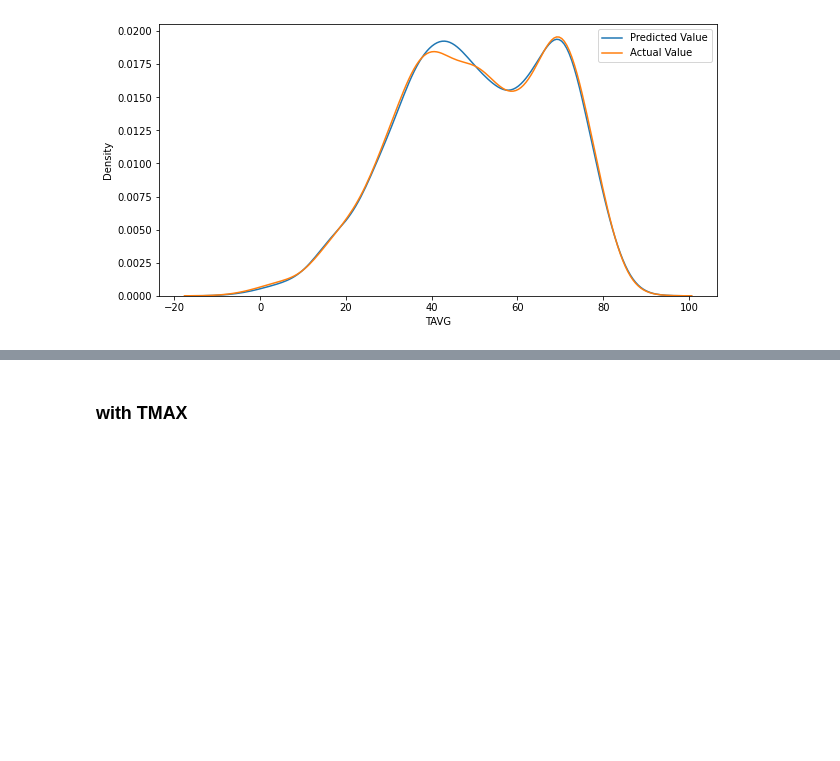
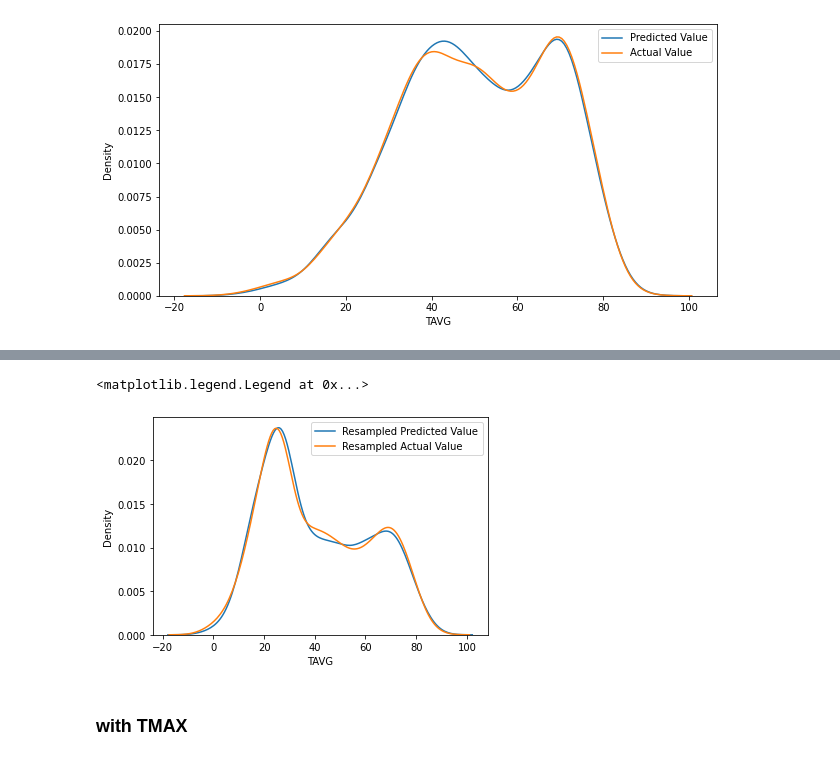
Before and after one commit to Alex-Kamenev/Weather_Data_Prediction_Models, a Jupyter notebook: Weather_Data_Predictive_Models.ipynb, the cells around one changed output, grey strips where cells are left out. Cells and saved outputs as stored; diff of their text form; code cells hidden in the pictures; blank space fills up the shorter version.

```diff
--- a/Weather_Data_Predictive_Models.ipynb
+++ b/Weather_Data_Predictive_Models.ipynb
@@ -212,3 +296,10 @@ plt.legend(labels=["Predicted Value","Actual Value"])
+# %%
+sbn.kdeplot(Y_pred_re)
+sbn.kdeplot(Y_test_re)
+plt.legend(labels=["Resampled Predicted Value","Resampled Actual Value"])
+# %% [output]
+<matplotlib.legend.Legend at 0x...>
+[figure, added]
 # %% [markdown]
 ### with TMAX
 # %%
```
Also changed, not shown: parts of 15 cells of this notebook.
